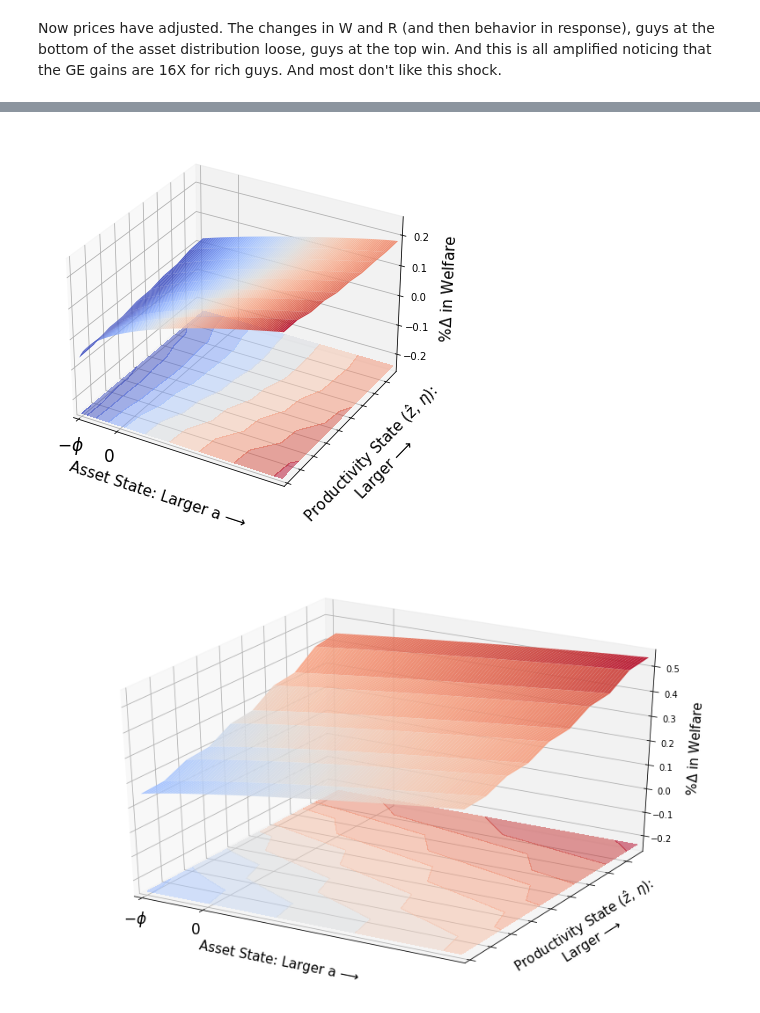
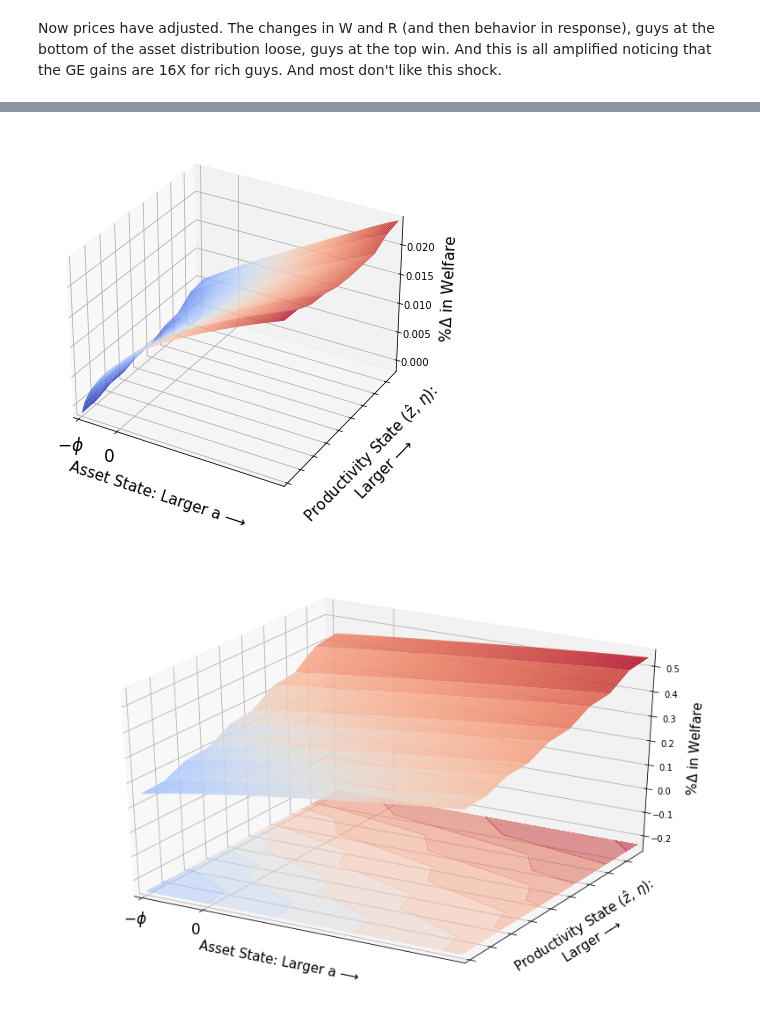
Before and after one commit to mwaugh0328/heterogeneous-agent-trade, a Jupyter notebook: notebooks/model-summary-statistics-Copy1.ipynb, the cells around one changed output, grey strips where cells are left out. Saved outputs shown, nothing was run; the diff lists cells and outputs as text; code cells hidden in the pictures.

```diff
--- a/notebooks/model-summary-statistics-Copy1.ipynb
+++ b/notebooks/model-summary-statistics-Copy1.ipynb
@@ -244,5 +260,5 @@ welfare
 # %%
-welfare = pd.read_csv("./output/welfare-US-JPN-ge-fg.csv")
+welfare = pd.read_csv("./output/welfare-US-ITA-ge-fg.csv")
 
 x, y, z = create_grid(welfare,"asset","shock","welfare")
 
@@ -250,35 +266,35 @@ fig = plt.figure(figsize = [11.0,6.9], tight_layout = True)
 
 #ax = fig.gca(projection='3d')
 
 ax = fig.add_subplot(projection='3d')
 
 surf = ax.plot_surface(x, y, z, rstride=1, cstride=1, cmap='coolwarm', norm=colors.Normalize(vmin=0, vmax=z.max()),
                     linewidth=0, antialiased=True, alpha = 0.90, linestyles = "dashed")
 
 ofs = -.25
 
 ax.contourf(x, y, z, 10, offset=ofs, cmap='coolwarm', norm=colors.Normalize(vmin=0, vmax=z.max()),
                  alpha = 0.50, linestyles = "dashed")
 
 ax.view_init(30,300)
 ax.set_xlim(-2.05,8.05)
 ax.set_xticks([-2, 0.0])
 ax.set_xticklabels(["$-\phi$","0"], fontsize = 17)
 
 ax.set_ylim(0.95,9.7)
 ax.set_yticklabels([])
 
-ax.set_zlim(-.25, 0.25)
+#ax.set_zlim(-.25, 0.25)
 
 ax.set_ylabel("\n Productivity State ($\hat z$, $\eta$):\n Larger ⟶ ", fontsize = 15)
 ax.set_xlabel("\n Asset State: Larger a ⟶ " , fontsize = 15)
 ax.set_zlabel("\n %$\Delta$ in Welfare", fontsize = 15)
 
 #plt.savefig("../notes/figures/welfare-jpn-fix-p.pdf", bbox_inches = "tight")
 
 plt.show()
 # %% [output]
-[figure, old version]
+[figure, new version]
 # %%
 welfare = pd.read_csv("welfare-US-can-fix-p.csv")
 
```
Also changed, not shown: parts of 2 cells of this notebook, 12 other files.
